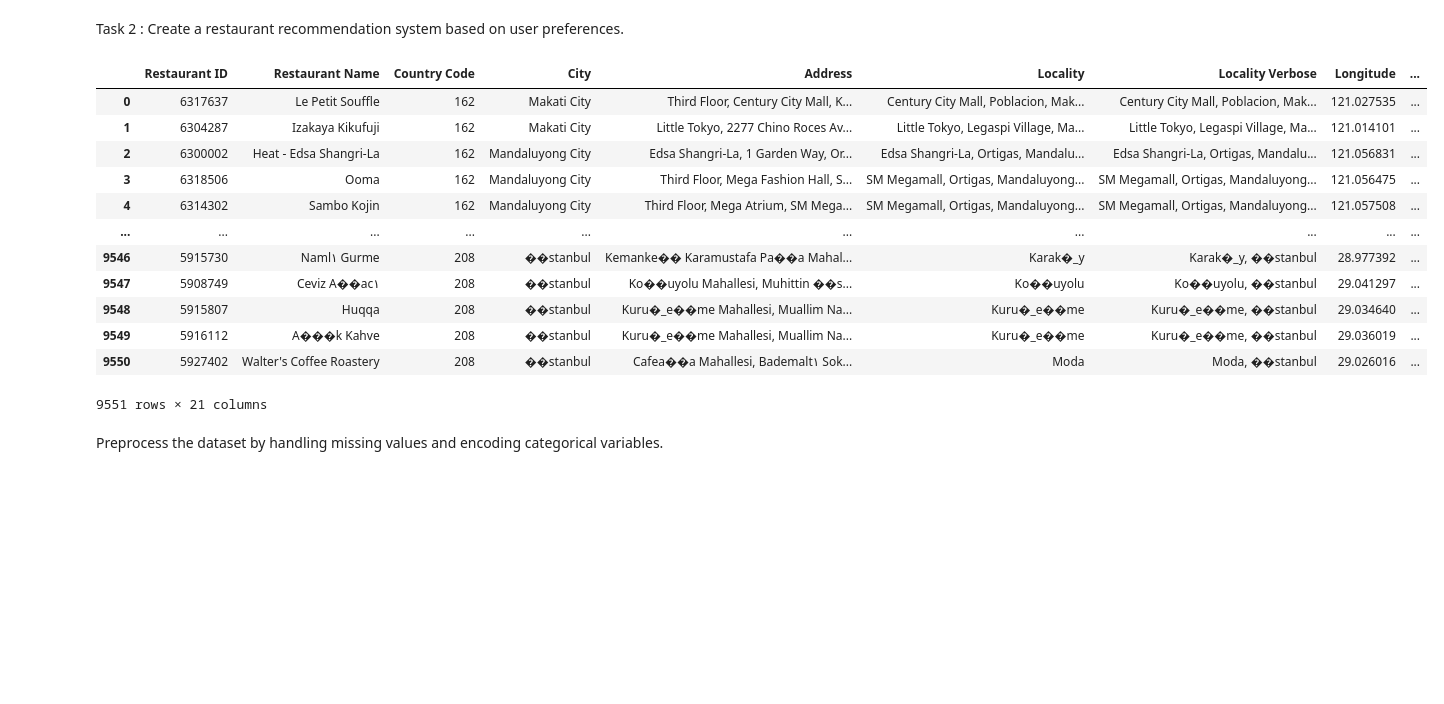
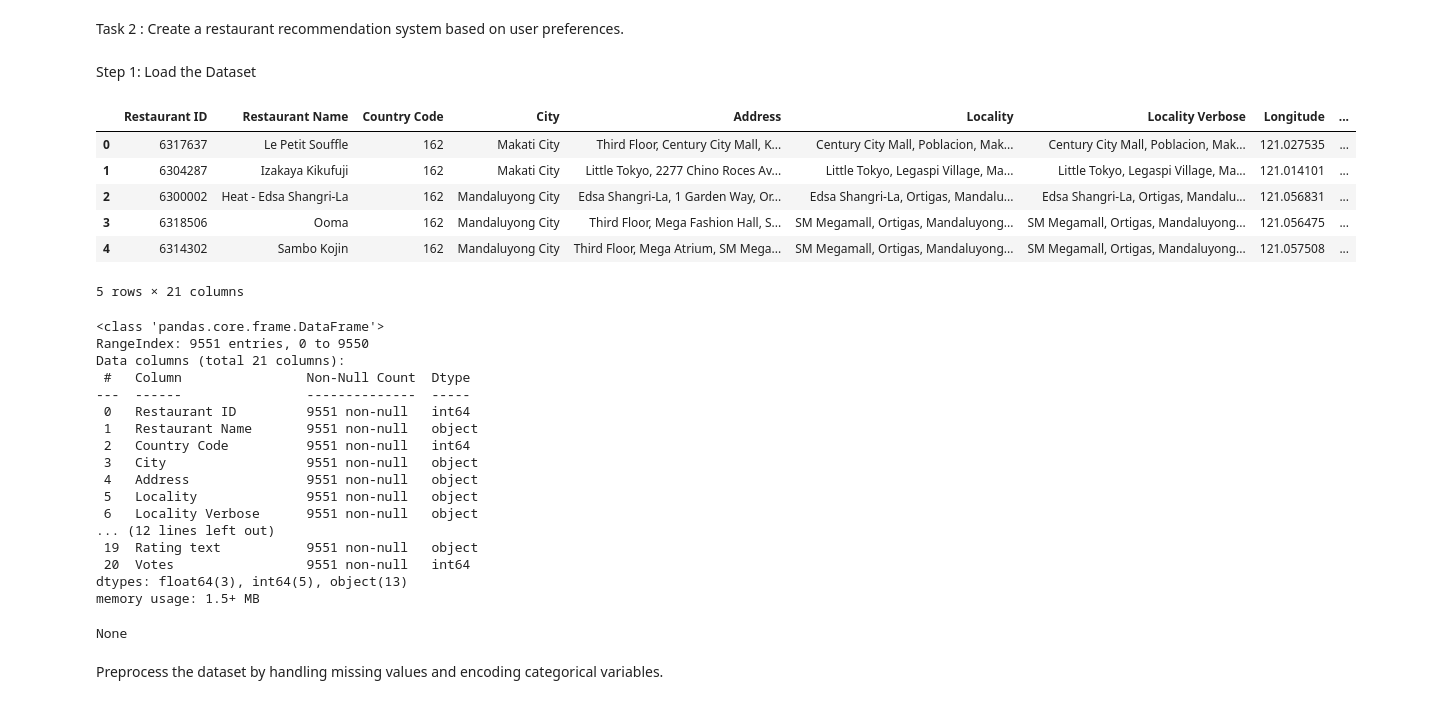
Before and after one commit to khushal-patil/Cognifyz_Technologies_Internship, a Jupyter notebook: Task2/Task2.ipynb, the cells around one changed output. Cells and saved outputs as stored; diff of their text form; code cells hidden in the pictures; blank space fills up the shorter version.

```diff
--- a/Task2/Task2.ipynb
+++ b/Task2/Task2.ipynb
@@ -7,24 +7,40 @@ from sklearn.preprocessing import LabelEncoder, StandardScaler
 from sklearn.metrics.pairwise import cosine_similarity
 import seaborn as sns
 import matplotlib.pyplot as plt
+# %% [markdown]
+Step 1: Load the Dataset
 # %%
 df = pd.read_csv(r"C:\\Users\\UNKNOWN_CODER\\Cognifyz_Technologies_Internship\\Task2\\Dataset.csv")
 # %%
-df
+# basic dataset information
+display(df.head())
+display(df.info())
 # %% [output]
 |  | Restaurant ID | Restaurant Name | Country Code | City | Address | Locality | Locality Verbose | Longitude | ... |
 | 0 | 6317637 | Le Petit Souffle | 162 | Makati City | Third Floor, Century City Mall, K... | Century City Mall, Poblacion, Mak... | Century City Mall, Poblacion, Mak... | 121.027535 | ... |
 | 1 | 6304287 | Izakaya Kikufuji | 162 | Makati City | Little Tokyo, 2277 Chino Roces Av... | Little Tokyo, Legaspi Village, Ma... | Little Tokyo, Legaspi Village, Ma... | 121.014101 | ... |
 | 2 | 6300002 | Heat - Edsa Shangri-La | 162 | Mandaluyong City | Edsa Shangri-La, 1 Garden Way, Or... | Edsa Shangri-La, Ortigas, Mandalu... | Edsa Shangri-La, Ortigas, Mandalu... | 121.056831 | ... |
 | 3 | 6318506 | Ooma | 162 | Mandaluyong City | Third Floor, Mega Fashion Hall, S... | SM Megamall, Ortigas, Mandaluyong... | SM Megamall, Ortigas, Mandaluyong... | 121.056475 | ... |
 | 4 | 6314302 | Sambo Kojin | 162 | Mandaluyong City | Third Floor, Mega Atrium, SM Mega... | SM Megamall, Ortigas, Mandaluyong... | SM Megamall, Ortigas, Mandaluyong... | 121.057508 | ... |
-| ... | ... | ... | ... | ... | ... | ... | ... | ... | ... |
-| 9546 | 5915730 | Naml۱ Gurme | 208 | ��stanbul | Kemanke�� Karamustafa Pa��a Mahal... | Karak�_y | Karak�_y, ��stanbul | 28.977392 | ... |
-| 9547 | 5908749 | Ceviz A��ac۱ | 208 | ��stanbul | Ko��uyolu Mahallesi, Muhittin ��s... | Ko��uyolu | Ko��uyolu, ��stanbul | 29.041297 | ... |
-| 9548 | 5915807 | Huqqa | 208 | ��stanbul | Kuru�_e��me Mahallesi, Muallim Na... | Kuru�_e��me | Kuru�_e��me, ��stanbul | 29.034640 | ... |
-| 9549 | 5916112 | A���k Kahve | 208 | ��stanbul | Kuru�_e��me Mahallesi, Muallim Na... | Kuru�_e��me | Kuru�_e��me, ��stanbul | 29.036019 | ... |
-| 9550 | 5927402 | Walter's Coffee Roastery | 208 | ��stanbul | Cafea��a Mahallesi, Bademalt۱ Sok... | Moda | Moda, ��stanbul | 29.026016 | ... |
-9551 rows × 21 columns
+5 rows × 21 columns
+<class 'pandas.core.frame.DataFrame'>
+RangeIndex: 9551 entries, 0 to 9550
+Data columns (total 21 columns):
+ #   Column                Non-Null Count  Dtype
+---  ------                --------------  -----
+ 0   Restaurant ID         9551 non-null   int64
+ 1   Restaurant Name       9551 non-null   object
+ 2   Country Code          9551 non-null   int64
+ 3   City                  9551 non-null   object
+ 4   Address               9551 non-null   object
+ 5   Locality              9551 non-null   object
+ 6   Locality Verbose      9551 non-null   object
+... (12 lines left out)
+ 19  Rating text           9551 non-null   object
+ 20  Votes                 9551 non-null   int64
+dtypes: float64(3), int64(5), object(13)
+memory usage: 1.5+ MB
+None
 # %% [markdown]
 Preprocess the dataset by handling missing values and encoding categorical variables.
 # %%
```
Also changed, not shown: parts of 17 cells of this notebook, 3 other files.
